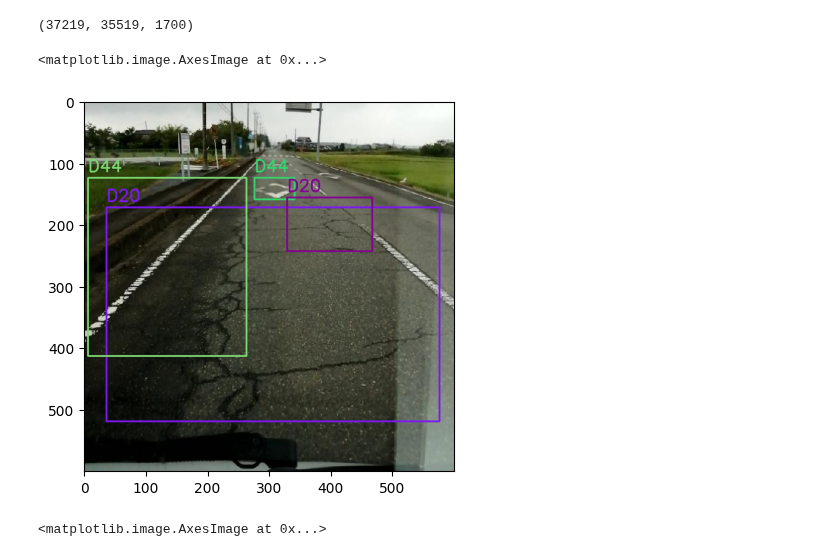
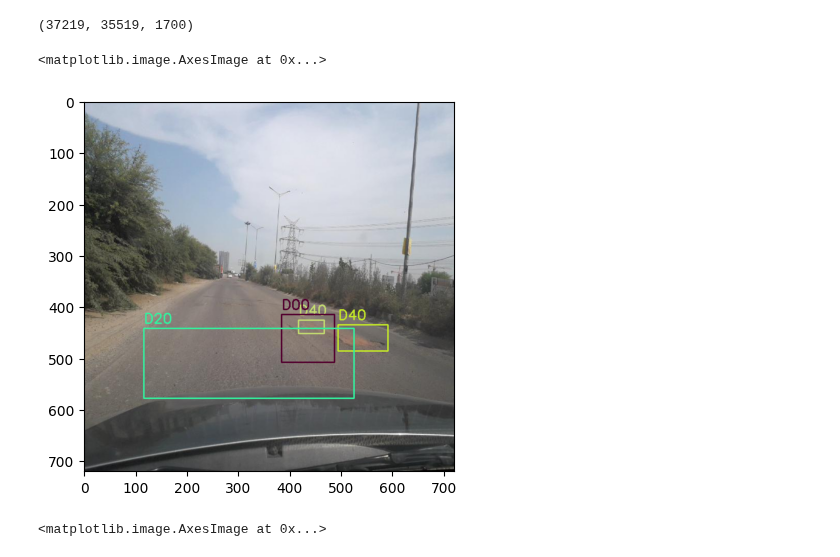
Before and after one commit to JaviBT/tfg-informatica, a Jupyter notebook: data/prepare_data.ipynb, the cells around one changed output. Drawn from its saved outputs; the diff is of its cells as text; code cells hidden in the pictures.

```diff
--- a/data/prepare_data.ipynb
+++ b/data/prepare_data.ipynb
@@ -86,34 +86,34 @@ total_images_2022, total_anotated_2022, total_not_anotated_2022
 # %%
 # Lets open an image and show the anotations for it
 # United_States_000001, Japan_000015
-image_name = 'Japan_000015'
+image_name = 'India_000147'
 region = image_name.split('_')[0]
 
 image_path = '../RDD2022/images/' + region + '/train/images/' + image_name + '.jpg'
 anotation_xml_path = '../RDD2022/images/' + region + '/train/annotations/xmls/' + image_name + '.xml'
 
 image = cv2.imread(image_path)
 image = cv2.cvtColor(image, cv2.COLOR_BGR2RGB)
 
 tree = ET.parse(anotation_xml_path)
 root = tree.getroot()
 
 for obj in root.findall('object'):
     bndbox = obj.find('bndbox')
     xmin = int(bndbox.find('xmin').text)
     ymin = int(bndbox.find('ymin').text)
     xmax = int(bndbox.find('xmax').text)
     ymax = int(bndbox.find('ymax').text)
     name = obj.find('name').text
     # Random color for each object
     color = tuple([int(x) for x in np.random.randint(0, 255, size=3)])
     cv2.rectangle(image, (xmin, ymin), (xmax, ymax), color, 2)
     cv2.putText(image, name, (xmin, ymin - 10), cv2.FONT_HERSHEY_SIMPLEX, 0.9, color, 2)
 
 plt.imshow(image)
 # %% [output]
 <matplotlib.image.AxesImage at 0x...>
-[figure, old version]
+[figure, new version]
 # %%
 # Show annotations_meaning image
 image = cv2.imread('../data/annotations_meaning.png')
```
Also changed, not shown: 4 other files.
